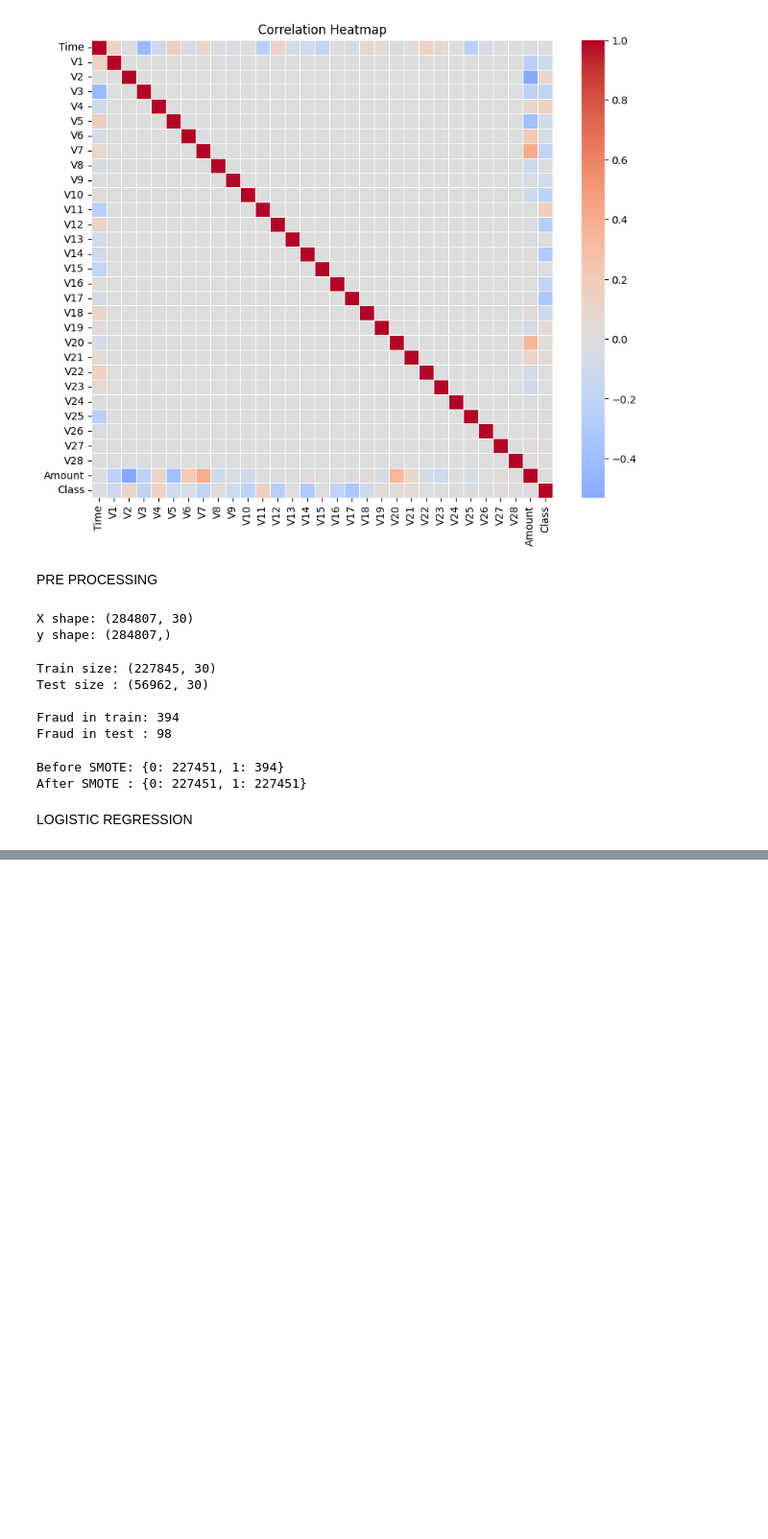
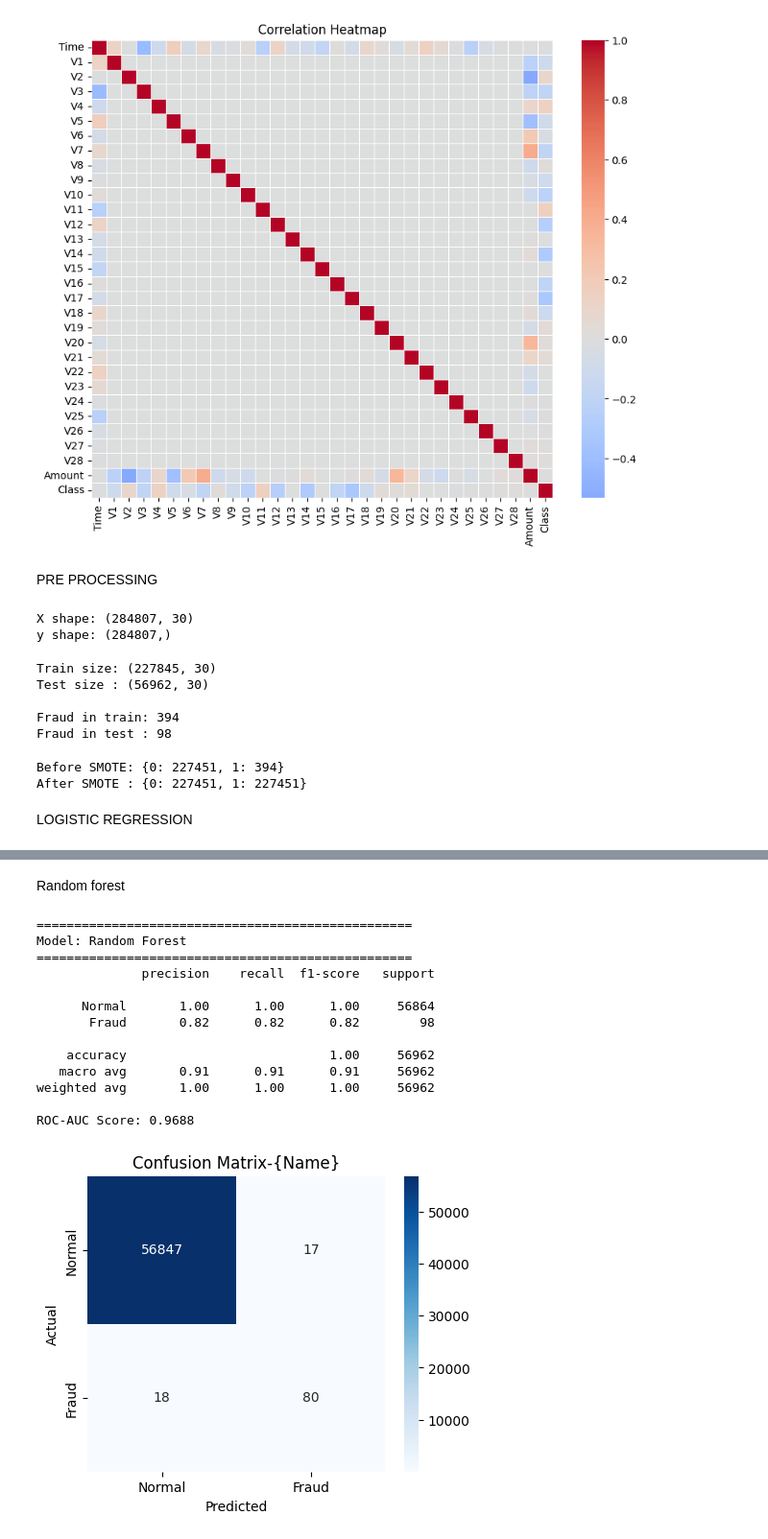
Before and after one commit to Priyanshi0004/credit-card-fraud-detection, a Jupyter notebook: notebooks/fraud_detection.ipynb, the cells around one changed output, grey strips where cells are left out. Shown at 96% size. Saved outputs shown, nothing was run; the diff lists cells and outputs as text; code cells hidden in the pictures; blank space fills up the shorter version.

```diff
--- a/notebooks/fraud_detection.ipynb
+++ b/notebooks/fraud_detection.ipynb
@@ -222,0 +225,21 @@ NameError: name 'y_pred_proba' is not defined
+# %% [markdown]
+Random forest
+# %%
+rf = RandomForestClassifier(n_estimators=100, random_state=42, n_jobs=-1)
+rf.fit(X_train_smote, y_train_smote)
+rf_auc = evaluate_model("Random Forest", rf, X_test, y_test)
+# %% [output]
+==================================================
+Model: Random Forest
+==================================================
+              precision    recall  f1-score   support
+
+      Normal       1.00      1.00      1.00     56864
+       Fraud       0.82      0.82      0.82        98
+
+    accuracy                           1.00     56962
+   macro avg       0.91      0.91      0.91     56962
+weighted avg       1.00      1.00      1.00     56962
+
+ROC-AUC Score: 0.9688
+[figure, added]
```
Also changed, not shown: parts of 6 cells of this notebook, 2 other files.
